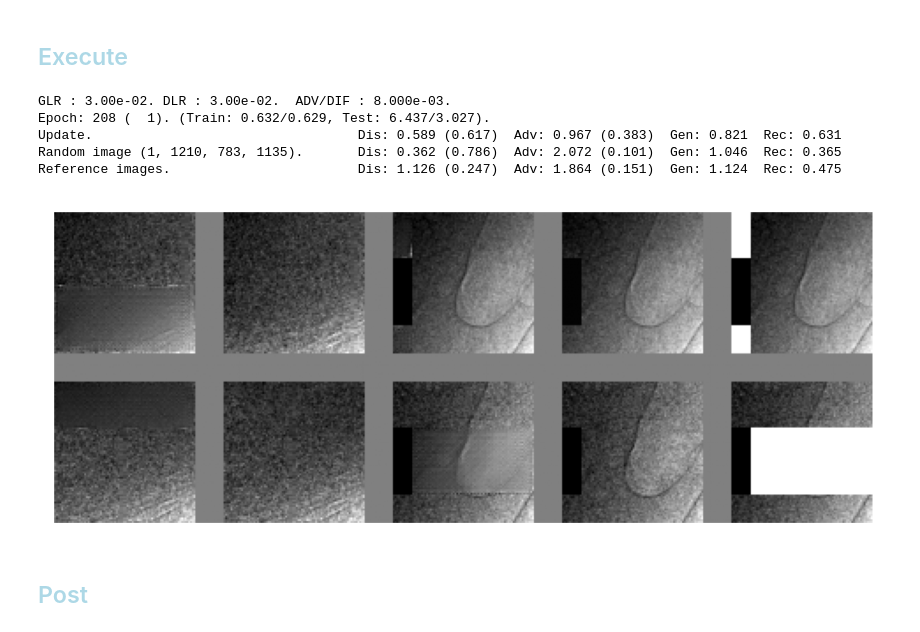
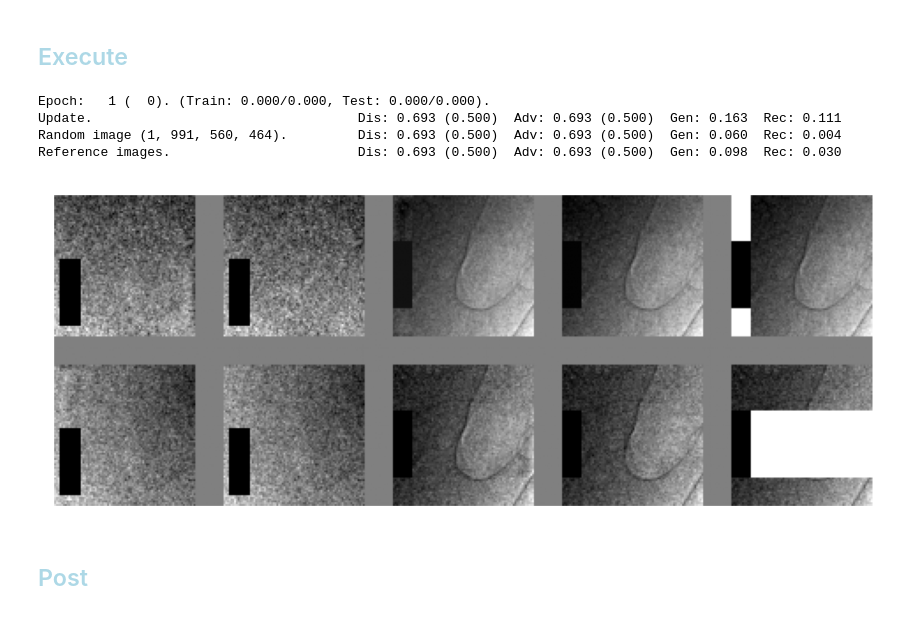
Before and after one commit to antonmx/shiftpatch, a Jupyter notebook: shiftpatch_dj0.ipynb, the cells around one changed output. Cells and saved outputs as stored; diff of their text form; code cells hidden in the pictures.

Commit message:
modified:   shiftpatch_dj0.ipynb 	modified:   shiftpatch_dj1.ipynb 	modified:   shiftpatch_module.py

```diff
--- a/shiftpatch_dj0.ipynb
+++ b/shiftpatch_dj0.ipynb
@@ -29,7 +30,7 @@ sg.TCfg = sg.TCfgClass(
      exec = 0
     ,nofEpochs = None
     ,latentDim = 64
-    ,batchSize = 2**10
+    ,batchSize = 2**8
     ,batchSplit = 2**0
     ,loaderWorkers = 16
     ,labelSmoothFac = 0.1 # For Fake labels (or set to 0.0 for no smoothing).
@@ -146,13 +156,15 @@ model_summary = summary(sg.generator, input_data=[ [sg.refImages[[0,1],0:4,...],
 # %% [markdown]
 ### <font style="color:lightblue">Discriminator</font>
 # %%
+sg.discriminatePair = True
+class Discriminator(sg.DiscriminatorTemplate):
 
-class Discriminator(sg.DiscriminatorTemplate):
     def __init__(self):
         super(Discriminator, self).__init__()
         self.baseChannels = 16
+        self.chIn = 4
         self.body =  nn.Sequential(
-            self.encblock( 1/self.baseChannels,
+            self.encblock( self.chIn/self.baseChannels,
                                1, 3, norm=False,),
             self.encblock( 1,  1, 3, norm=False, dopadding=True),
             self.encblock( 1,  2, 3, norm=False, stride=2),
@@ -165,8 +177,18 @@ class Discriminator(sg.DiscriminatorTemplate):
             self.encblock(16, 16, 3, norm=False, dopadding=True),
             )
         self.head = self.createHead()
-        #sg.load_model(self, model_path="model_3_dis.pt" )
+        #sg.load_model(self, model_path="/mnt/bctpro.data/anton/shiftpatch/model_1_dis.pt" )
 
+
+    def forward(self, images):
+        if images.dim() == 3:
+            images = images.unsqueeze(1)
+        fftIO = images[:,[0],...] + 1j * images[:,[1],...]
+        fftIO = torch.fft.fft2(fftIO, norm="forward")
+        modelIn = torch.concat( (images, fftIO.real, fftIO.imag), dim=1 )
+        convRes = self.body(modelIn)
+        res = self.head(convRes)
+        return res
 
 sg.discriminator = Discriminator()
 sg.discriminator = sg.discriminator.to(sg.TCfg.device)
@@ -181,7 +203,7 @@ sg.optimizer_D = sg.createOptimizer(sg.discriminator, sg.TCfg.learningRateD)
 ## Loss
 # %%
 sg.noAdv = False
-
+sg.MSSSIM = ssim.MS_SSIM(data_range=2.0, size_average=False, channel=1, win_size=1)
 #sg.normTestRec, sg.normTestMSE, sg.normTestL1L = sg.summarizeSet(sg.testLoader)[0:3]
 #print(f"{sg.normTestRec:.3e}, {sg.normTestMSE:.3e}, {sg.normTestL1L:.3e}")
 #sg.normRec, sg.normMSE, sg.normL1L = sg.summarizeSet(
@@ -190,8 +212,11 @@ sg.noAdv = False
 #                                                num_workers=sg.TCfg.loaderWorkers))[0:3]
 #print(f"{sg.normRec:.3e}, {sg.normMSE:.3e}, {sg.normL1L:.3e}")
 
-sg.normTestRec, sg.normTestMSE, sg.normTestL1L =  3.185e-03, 3.845e-04, 6.890e-03 # 1.426e-03, 1.832e-04, 4.196e-03
-sg.normRec, sg.normMSE, sg.normL1L = 1.443e-02, 2.267e-03, 1.797e-02 # 8.046e-03, 1.071e-03, 1.226e-02
+#sg.normTestRec, sg.normTestMSE, sg.normTestL1L =  3.185e-03, 3.845e-04, 6.890e-03 # 8.905e-05, 4.314e-04, 7.362e-03
+#sg.normRec, sg.normMSE, sg.normL1L = 1.443e-02, 2.267e-03, 1.797e-02 # 1.170e-04, 1.915e-03, 1.639e-02
+sg.normTestRec, sg.normTestMSE, sg.normTestL1L = 8.905e-05, 3.845e-04, 6.890e-03 # 4.314e-04, 7.362e-03
+sg.normRec, sg.normMSE, sg.normL1L = 1.170e-04, 2.267e-03, 1.797e-02 #1.915e-03, 1.639e-02
+
 
 # SSIM:   bs0 4.463e-02, 1.044e-02 # bsMean 4.503e-02, 1.025e-02 # bs- 4.448e-02, 1.028e-02 # mskMean 4.739e-02, 1.078e-02
 # MSSSIM: bs0 1.431e-02, 3.716e-03 # bsMean 1.443e-02, 3.185e-03 # bs- 1.354e-02, 3.096e-03
@@ -232,6 +257,8 @@ Losses: Rec 8.134e-03, MSE 7.805e-04, L1L 1.433e-02, Dis: 1.277865 (0.234), Adv:
 ## <font style="color:lightblue">Execute</font>
 # %%
 #torch.autograd.set_detect_anomaly(True)
+
+
 
 def adjustScheduler(scheduler, iniLr, target) :
     if scheduler is None :
@@ -242,45 +269,46 @@ def adjustScheduler(scheduler, iniLr, target) :
     or gamma > 1 and curLR < target :
         scheduler.step()
     return f"LR : {curLR:.2e}. "
 
-sg.ADV_DIF=8e-3
+#sg.minRecTest, sg.minRecTrain = 1, 1
+sg.trainCyclesDis = 2
+sg.ADV_DIF=1e-5
 sg.scheduler_G = torch.optim.lr_scheduler.StepLR(sg.optimizer_G, 1, gamma=1-0.001)
 sg.scheduler_D = torch.optim.lr_scheduler.StepLR(sg.optimizer_D, 1, gamma=1-0.001)
 #torch.optim.lr_scheduler.LambdaLR(sg.optimizer_G, lambda epoch: 1).step()
 #torch.optim.lr_scheduler.LambdaLR(sg.optimizer_D, lambda epoch: 1).step()
 def my_beforeReport(_) :
     message = ""
     message += "G" + adjustScheduler(sg.scheduler_G, sg.TCfg.learningRateG, 0.03)
     message += "D" + adjustScheduler(sg.scheduler_D, sg.TCfg.learningRateD, 0.03)
     message += f" ADV/DIF : {sg.ADV_DIF:.3e}."
-    sg.ADV_DIF = max(1e-2, sg.ADV_DIF+1e-5)
-#    message += f" Ampl : {sg.generator.amplitude:.3f}."
-#    sg.generator.amplitude = min(1, sg.generator.amplitude * (1+3e-3) )
+    sg.ADV_DIF = max(1e-3, sg.ADV_DIF-1e-5)
+    #message += f" Ampl : {sg.generator.amplitude:.3f}."
+    #sg.generator.amplitude = min(1, sg.generator.amplitude + 0.001)
     with open(f"message_{sg.TCfg.exec}.txt", 'a') as file:
         file.write(message + "\n")
     print(message)
     return
-sg.beforeReport = my_beforeReport
+#sg.beforeReport = my_beforeReport
 
 #sg.TCfg.loaderWorkers = 0 # for debug single threaded
 try :
     sg.train(savedCheckPoint)
 except :
     #del sg.dataLoader
     #del sg.testLoader
     sg.freeGPUmem()
     1/10 # to release Jupyuter memory in the next step
     sg.epoch -= 1
     raise
 
-# Gen noBN; Dis noBN; Dis individual, no masks
+# Gen BN; Dis noBN; Dis pair, FFT, SSIMwin 1
 # %% [output]
-GLR : 3.00e-02. DLR : 3.00e-02.  ADV/DIF : 8.000e-03.
-Epoch: 208 (  1). (Train: 0.632/0.629, Test: 6.437/3.027).
-Update.                                  Dis: 0.589 (0.617)  Adv: 0.967 (0.383)  Gen: 0.821  Rec: 0.631
-Random image (1, 1210, 783, 1135).       Dis: 0.362 (0.786)  Adv: 2.072 (0.101)  Gen: 1.046  Rec: 0.365
-Reference images.                        Dis: 1.126 (0.247)  Adv: 1.864 (0.151)  Gen: 1.124  Rec: 0.475
+Epoch:   1 (  0). (Train: 0.000/0.000, Test: 0.000/0.000).
+Update.                                  Dis: 0.693 (0.500)  Adv: 0.693 (0.500)  Gen: 0.163  Rec: 0.111
+Random image (1, 991, 560, 464).         Dis: 0.693 (0.500)  Adv: 0.693 (0.500)  Gen: 0.060  Rec: 0.004
+Reference images.                        Dis: 0.693 (0.500)  Adv: 0.693 (0.500)  Gen: 0.098  Rec: 0.030
-[figure, old version]
+[figure, new version]
 # %% [markdown]
 ## <font style="color:lightblue">Post</font>
 # %%
```
Also changed, not shown: parts of 6 cells of this notebook, 2 other files.
